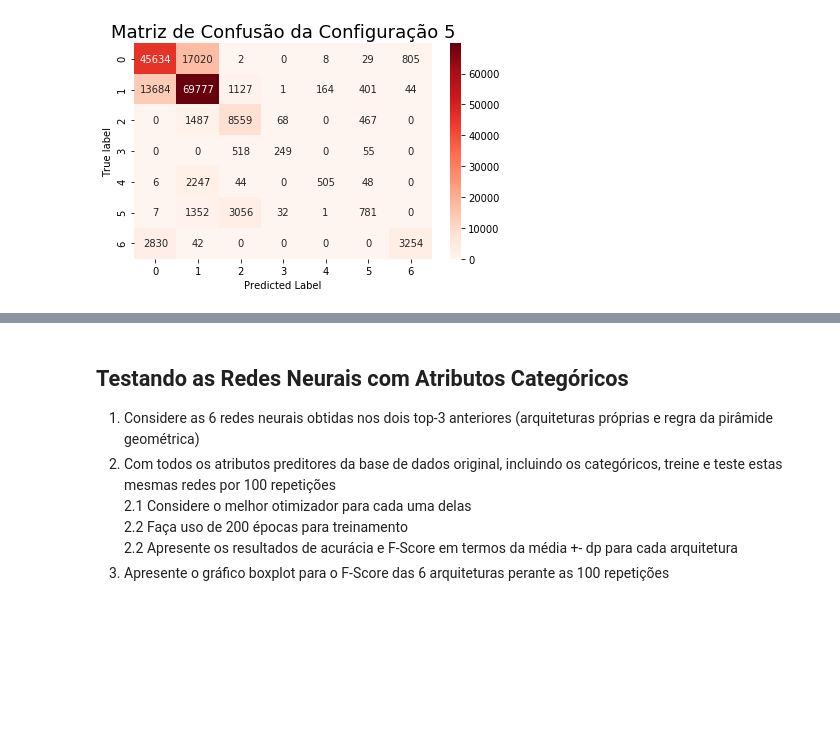
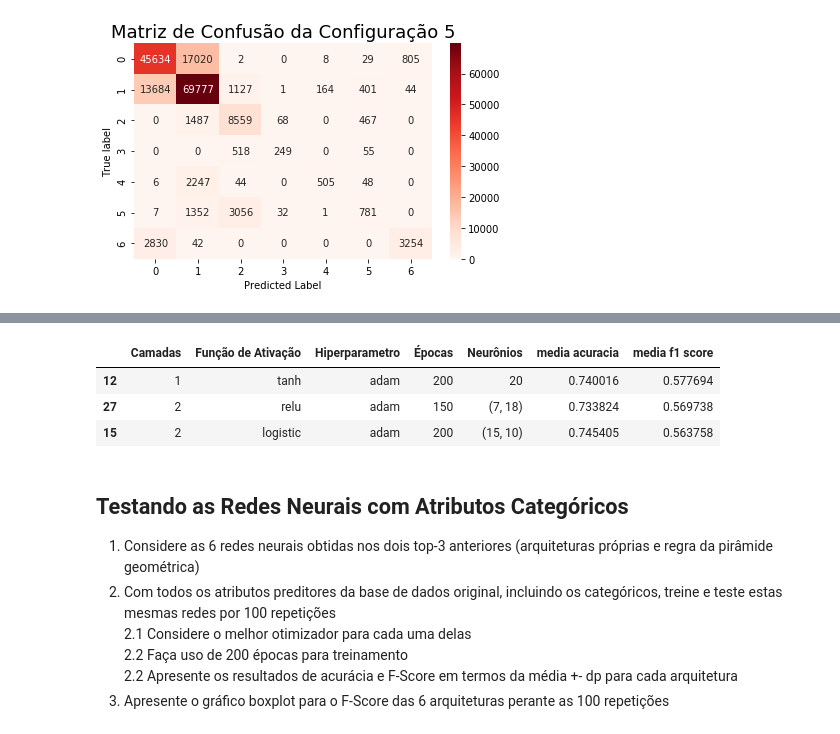
Before and after one commit to elloa-uea/projeto-pratico-3-ao-infinito-e-so, a Jupyter notebook: notebooks/PP3.3 - Proposição e Avaliação de RNAs.ipynb, the cells around one changed output, grey strips where cells are left out. Saved outputs shown, nothing was run; the diff lists cells and outputs as text; code cells hidden in the pictures; blank space fills up the shorter version.

```diff
--- a/notebooks/PP3.3 - Proposição e Avaliação de RNAs.ipynb
+++ b/notebooks/PP3.3 - Proposição e Avaliação de RNAs.ipynb
@@ -415,0 +520,38 @@ em que $N_h$ é o número de neurônios ocultos (a serem distribuídos em uma ou
+# %%
+TOTAL_CONFIG = 30
+ITERATIONS = 10
+score= np.zeros(ITERATIONS)
+acuracia = np.zeros(ITERATIONS)
+
+medias_acuracia = np.zeros(TOTAL_CONFIG)
+medias_f1score = np.zeros(TOTAL_CONFIG)
+
+dp_acuracia = np.zeros(TOTAL_CONFIG)
+dp_f1score = np.zeros(TOTAL_CONFIG)
+
+for i in range(TOTAL_CONFIG):
+    print("Executando Configuração: ", i+1)
+    mlp = MLPClassifier(hidden_layer_sizes= df_confgs['Neurônios'][i], activation= df_confgs['Função de Ativação'][i], solver= df_confgs['Hiperparametro'][i], max_iter= df_confgs['Épocas'][i], verbose= False)
+
+    for j in range(ITERATIONS):
+
+        X_train, X_test, Y_train, Y_test = train_test_split(x, y, test_size = 0.3, random_state = 42)
+        X_train_std = (X_train - np.mean(X_train))/np.std(X_train)
+        X_test_std = (X_test - np.mean(X_train))/np.std(X_train)
+
+        mlp.fit(X_train_std, Y_train)
+        predictions = mlp.predict(X_test_std)
+
+        acuracia[j]= accuracy_score(Y_test,predictions)
+        score[j]= f1_score(Y_test,predictions, average= 'macro')
+
+    medias_acuracia[i] = acuracia.mean()
+    medias_f1score[i] = score.mean()
+
+    dp_acuracia[i] = acuracia.std()
+    dp_f1score[i] = score.std()
+
+savetxt('/content/drive/My Drive/PP3/media-acuracia.csv', medias_acuracia, delimiter=',')
+savetxt('/content/drive/My Drive/PP3/media-f1score.csv', medias_f1score, delimiter=',')
+savetxt('/content/drive/My Drive/PP3/dp-acuracia.csv', dp_acuracia, delimiter=',')
+savetxt('/content/drive/My Drive/PP3/dp-f1score.csv', dp_f1score, delimiter=',')
@@ -416,3 +580,15 @@ em que $N_h$ é o número de neurônios ocultos (a serem distribuídos em uma ou
+# %%
+df_top = df_confgs
+df_top['media acuracia'] = medias_acuracia
+df_top['media f1 score'] = medias_f1score
+# %%
+top3_piramide = df_top.sort_values(['media f1 score', 'media acuracia'], ascending= [False, False], kind='mergesort').head(3)
+top3_piramide
+# %% [output]
+|  | Camadas | Função de Ativação | Hiperparametro | Épocas | Neurônios | media acuracia | media f1 score |
+| 12 | 1 | tanh | adam | 200 | 20 | 0.740016 | 0.577694 |
+| 27 | 2 | relu | adam | 150 | (7, 18) | 0.733824 | 0.569738 |
+| 15 | 2 | logistic | adam | 200 | (15, 10) | 0.745405 | 0.563758 |
 # %% [markdown]
 ## Testando as Redes Neurais com Atributos Categóricos
 
```
Also changed, not shown: parts of 21 cells of this notebook.
